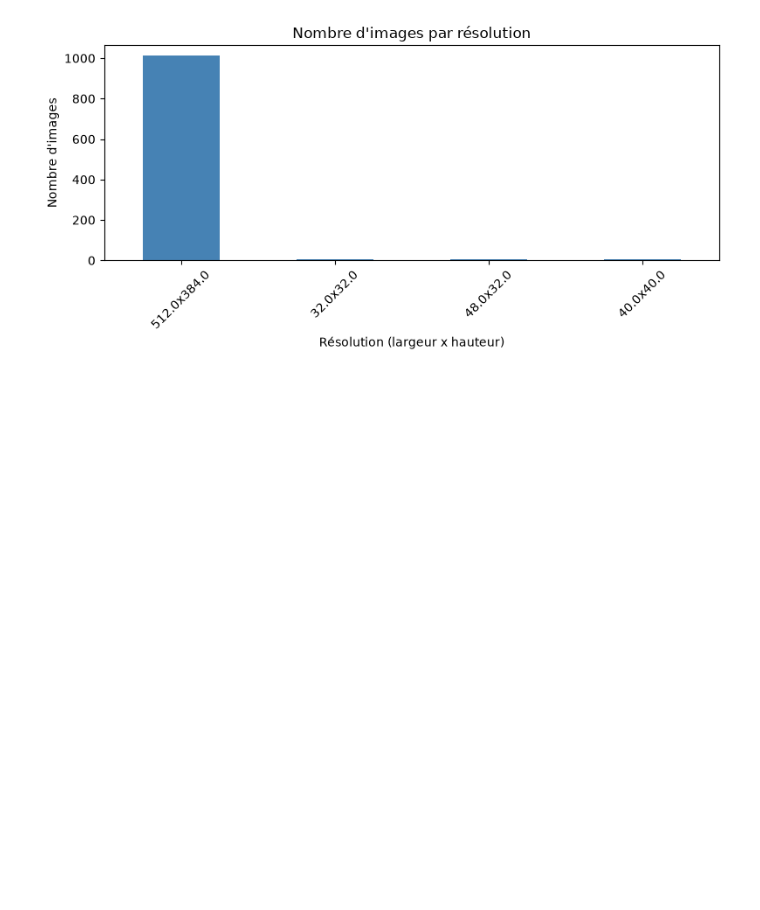
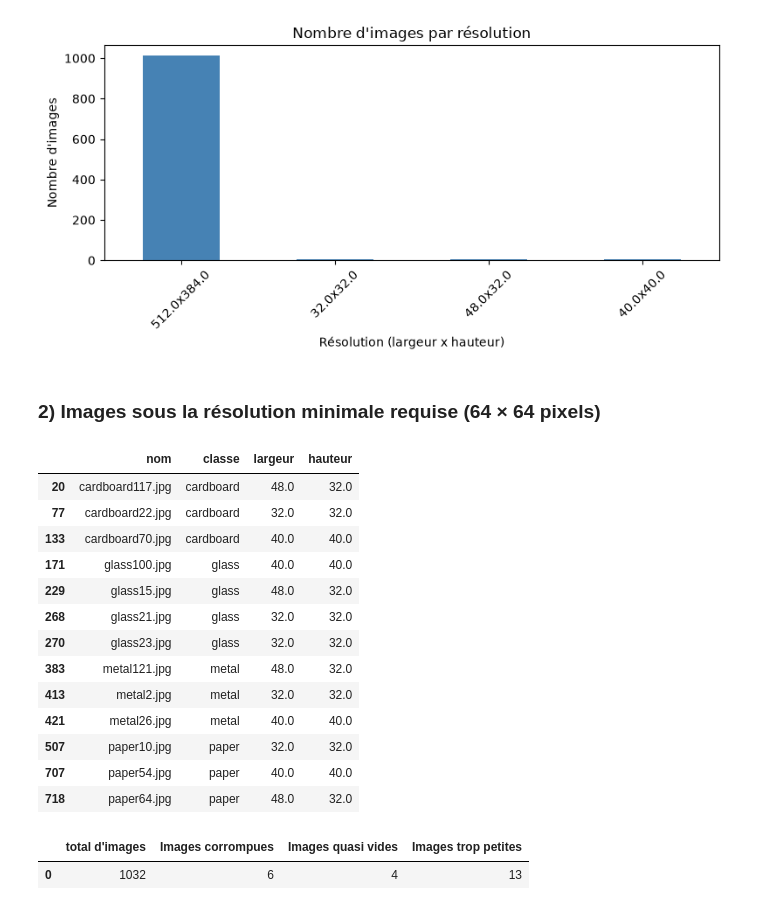
Before and after one commit to khadija470/atelier_prepa_donnees_images, a Jupyter notebook: notebooks/atelier_prepa_donnees_images.ipynb, the cells around one changed output. Cells and saved outputs as stored; diff of their text form; code cells hidden in the pictures; blank space fills up the shorter version.

Commit message:
Partie 4 - 2) Images sous la resolution minimale 64x64 + reponse

```diff
--- a/notebooks/atelier_prepa_donnees_images.ipynb
+++ b/notebooks/atelier_prepa_donnees_images.ipynb
@@ -297,3 +297,29 @@ plt.tight_layout()
 plt.show()
 # %% [output]
 [figure]
+# %% [markdown]
+### 2) Images sous la résolution minimale requise (64 × 64 pixels)
+# %%
+images_trop_petites = df_valides[(df_valides['largeur'] < 64) | (df_valides['hauteur'] < 64)][['nom', 'classe', 'largeur', 'hauteur']]
+images_trop_petites
+# %% [output]
+|  | nom | classe | largeur | hauteur |
+| 20 | cardboard117.jpg | cardboard | 48.0 | 32.0 |
+| 77 | cardboard22.jpg | cardboard | 32.0 | 32.0 |
+| 133 | cardboard70.jpg | cardboard | 40.0 | 40.0 |
+| 171 | glass100.jpg | glass | 40.0 | 40.0 |
+| 229 | glass15.jpg | glass | 48.0 | 32.0 |
+| 268 | glass21.jpg | glass | 32.0 | 32.0 |
+| 270 | glass23.jpg | glass | 32.0 | 32.0 |
+| 383 | metal121.jpg | metal | 48.0 | 32.0 |
+| 413 | metal2.jpg | metal | 32.0 | 32.0 |
+| 421 | metal26.jpg | metal | 40.0 | 40.0 |
+| 507 | paper10.jpg | paper | 32.0 | 32.0 |
+| 707 | paper54.jpg | paper | 40.0 | 40.0 |
+| 718 | paper64.jpg | paper | 48.0 | 32.0 |
+# %%
+audit_stats["Images trop petites"] = len(images_trop_petites)
+sauvegarder_audit()
+# %% [output]
+|  | total d'images | Images corrompues | Images quasi vides | Images trop petites |
+| 0 | 1032 | 6 | 4 | 13 |
```
Also changed, not shown: parts of 1 cell of this notebook, 1 other file.
